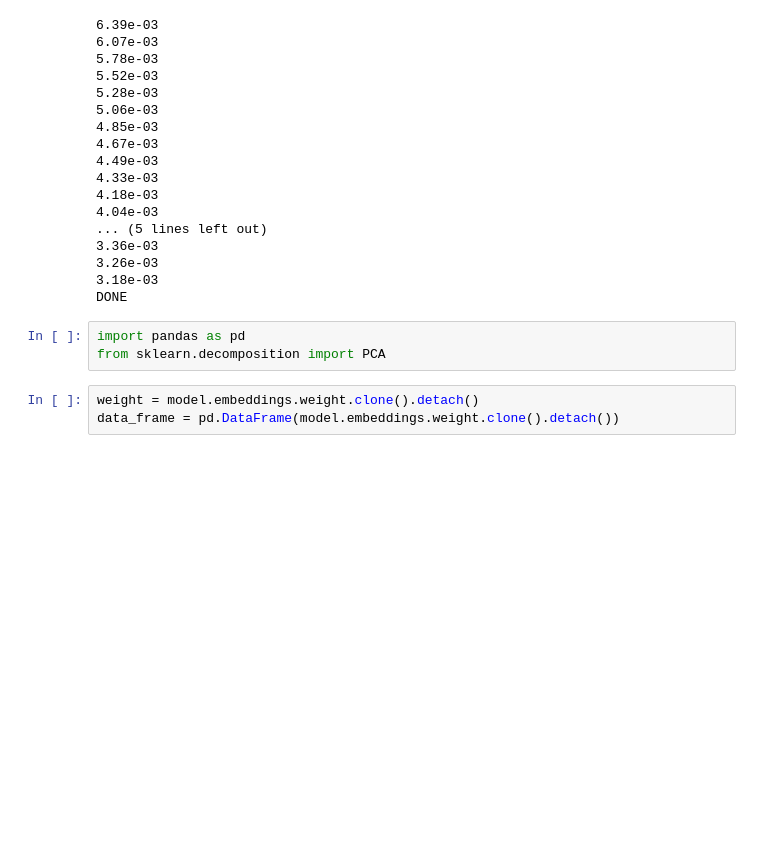
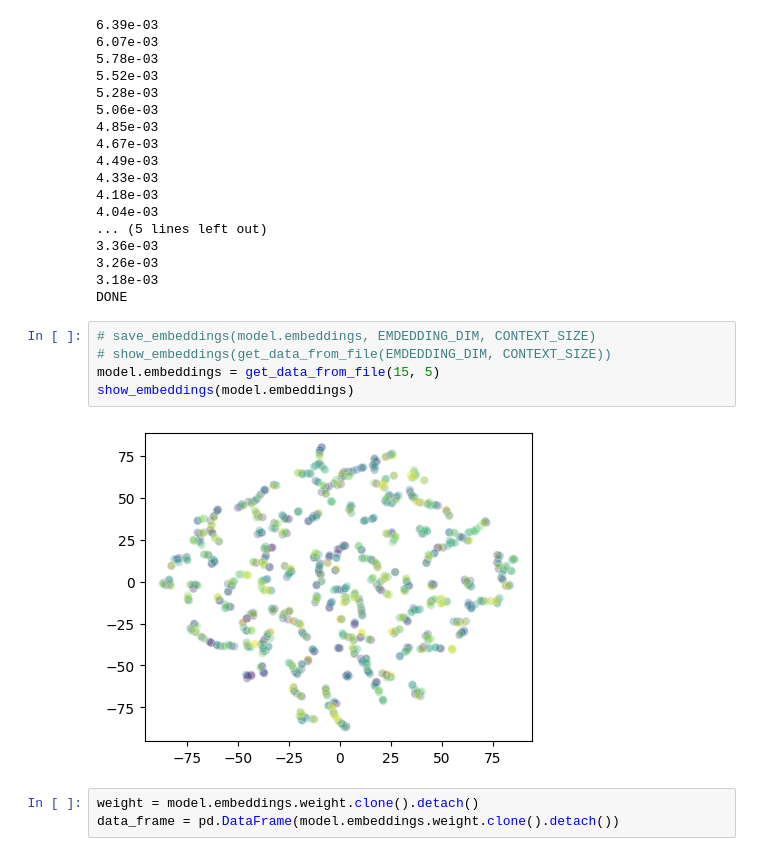
Before and after one commit to stefanzarembinski/szx81, a Jupyter notebook: src/cbow.ipynb, the cells around one changed output. Cells and saved outputs as stored; diff of their text form; blank space fills up the shorter version.

```diff
--- a/src/cbow.ipynb
+++ b/src/cbow.ipynb
@@ -198,9 +278,13 @@ print('DONE')
 3.26e-03
 3.18e-03
 DONE
-# %%
-import pandas as pd
-from sklearn.decomposition import PCA
+# %%
+# save_embeddings(model.embeddings, EMDEDDING_DIM, CONTEXT_SIZE)
+# show_embeddings(get_data_from_file(EMDEDDING_DIM, CONTEXT_SIZE))
+model.embeddings = get_data_from_file(15, 5)
+show_embeddings(model.embeddings)
+# %% [output]
+[figure, added]
 # %%
 weight = model.embeddings.weight.clone().detach()
 data_frame = pd.DataFrame(model.embeddings.weight.clone().detach())
```
Also changed, not shown: parts of 15 cells of this notebook.
